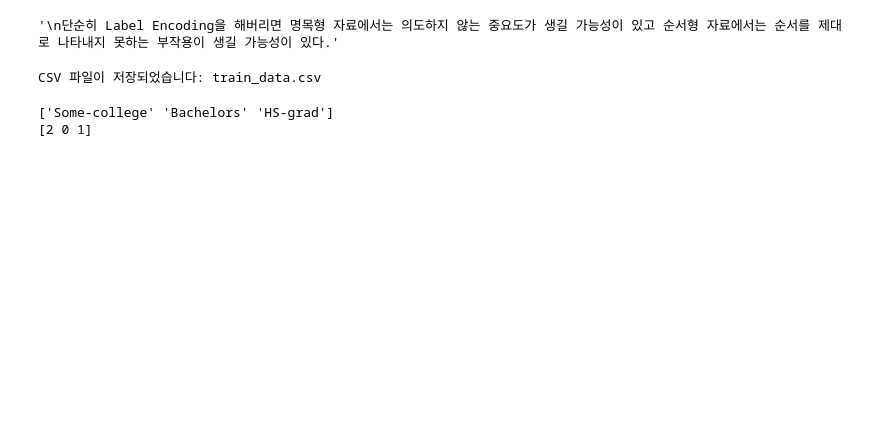
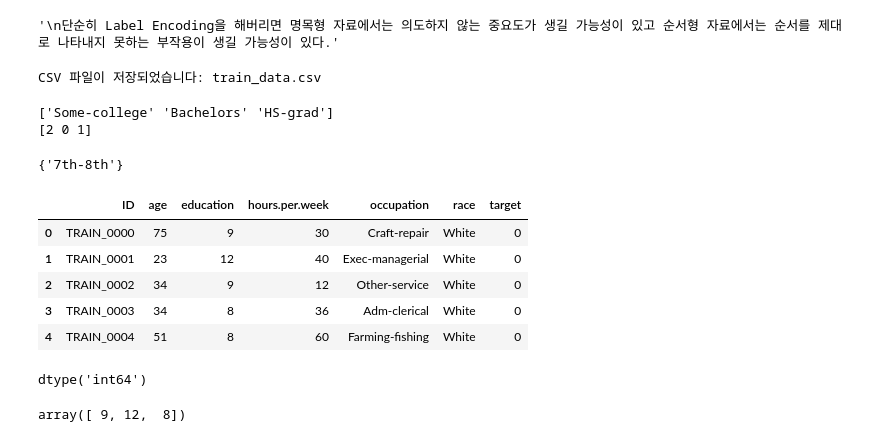
Before and after one commit to for1809/Machine-Learning-daycon, a Jupyter notebook: 범주형 변수 인코딩.ipynb, the cells around one changed output. Cells and saved outputs as stored; diff of their text form; code cells hidden in the pictures; blank space fills up the shorter version.

```diff
--- a/범주형 변수 인코딩.ipynb
+++ b/범주형 변수 인코딩.ipynb
@@ -176,10 +175,49 @@ print(data1['education'].unique())
 # education 열에 새로운 고유값 있는지 확인하기
 data2 = data.copy()
 with open('test_income_simple.csv', 'w', encoding = 'utf-8') as file:
-    file.write('ID,age,education,hours.per.week,occupation,race
-TEST_0000,23,7th-8th,40,Machine-op-inspct,Black
-TEST_0001,41,HS-grad,40,Sales,White
-TEST_0002,47,HS-grad,38,Prof-specialty,White
-TEST_0003,31,HS-grad,40,Machine-op-inspct,White
-TEST_0004,22,Some-college,40,Adm-clerical,White
-')
+    file.write('''ID,age,education,hours.per.week,occupation,race,
+               TEST_0000,23,7th-8th,40,Machine-op-inspct,Black
+                TEST_0001,41,HS-grad,40,Sales,White
+                TEST_0002,47,HS-grad,38,Prof-specialty,White
+                TEST_0003,31,HS-grad,40,Machine-op-inspct,White
+                TEST_0004,22,Some-college,40,Adm-clerical,White
+                ''')
+test = pd.read_csv('test_income_simple.csv', encoding = 'utf-8')
+dup_check = set(test['education'].unique()) - set(le.classes_)
+print(dup_check)
+# %% [output]
+{'7th-8th'}
+# %%
+# 순서형 범주답게 인코딩하기
+# 1. 직접 매핑해주기
+train_ex2 = data.copy()
+education_map = {'Preschool' : 0,
+                 '1st-4th' : 1,
+                 '5th-6th' : 2,
+                 '7th-8th' : 3,
+                 '9th' : 4,
+                 '10th' : 5,
+                 '11th' : 6,
+                 '12th': 7,
+                 'HS-grad' : 8,
+                 'Some-college' : 9,
+                 'Assoc-voc' : 10,
+                 'Assoc-acdm' : 11,
+                 'Bachelors' : 12,
+                 'Masters' : 13,
+                 'Prof-school' : 14,
+                 'Doctorate': 15 }
+
+train_ex2['education'] = train_ex2['education'].replace(education_map)
+display(train_ex2.head())
+display(train_ex2['education'].dtype)
+display(train_ex2['education'].unique())
+# %% [output]
+|  | ID | age | education | hours.per.week | occupation | race | target |
+| 0 | TRAIN_0000 | 75 | 9 | 30 | Craft-repair | White | 0 |
+| 1 | TRAIN_0001 | 23 | 12 | 40 | Exec-managerial | White | 0 |
+| 2 | TRAIN_0002 | 34 | 9 | 12 | Other-service | White | 0 |
+| 3 | TRAIN_0003 | 34 | 8 | 36 | Adm-clerical | White | 0 |
+| 4 | TRAIN_0004 | 51 | 8 | 60 | Farming-fishing | White | 0 |
+dtype('int64')
+array([ 9, 12,  8])
```
Also changed, not shown: parts of 9 cells of this notebook, 2 other files.
